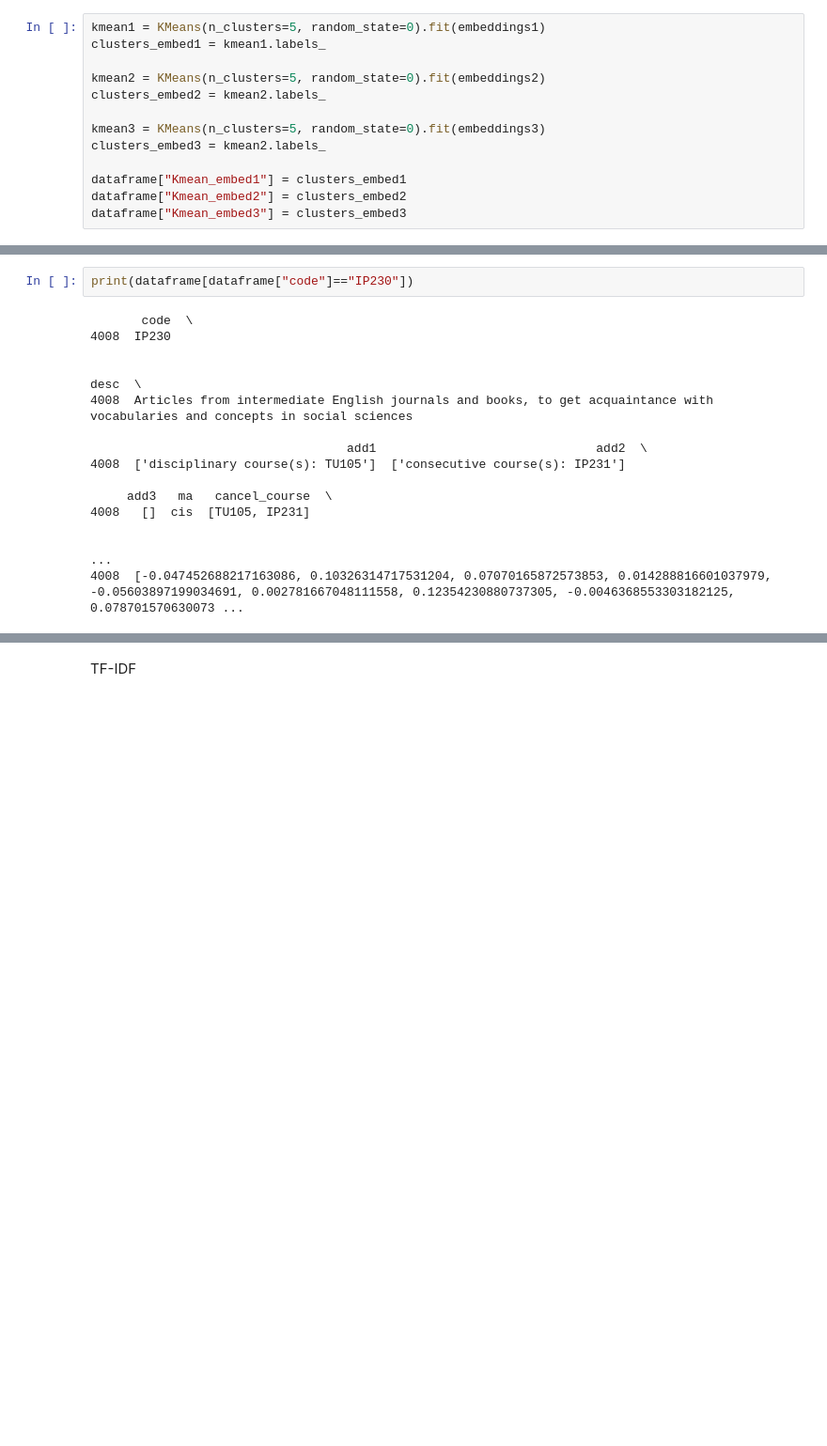
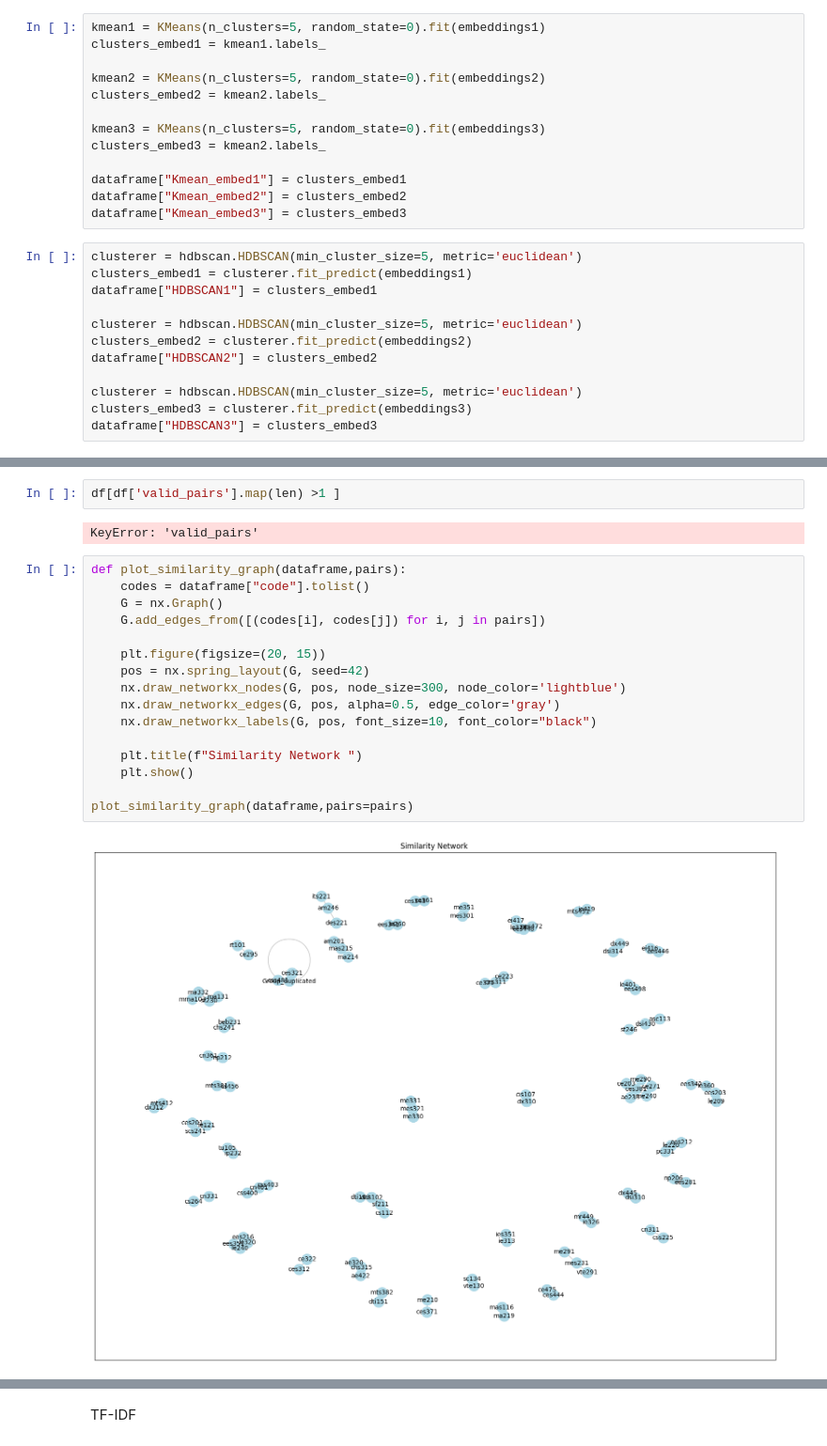
Before and after one commit to chokoon123/314, a Jupyter notebook: embed.ipynb, the cells around one changed output, grey strips where cells are left out. Shown at 94% size. Cells and saved outputs as stored; diff of their text form; blank space fills up the shorter version.

```diff
--- a/embed.ipynb
+++ b/embed.ipynb
@@ -158,4 +215,16 @@ clusters_embed3 = kmean2.labels_
 dataframe["Kmean_embed1"] = clusters_embed1
 dataframe["Kmean_embed2"] = clusters_embed2
 dataframe["Kmean_embed3"] = clusters_embed3
+# %%
+clusterer = hdbscan.HDBSCAN(min_cluster_size=5, metric='euclidean')
+clusters_embed1 = clusterer.fit_predict(embeddings1)
+dataframe["HDBSCAN1"] = clusters_embed1
+
+clusterer = hdbscan.HDBSCAN(min_cluster_size=5, metric='euclidean')
+clusters_embed2 = clusterer.fit_predict(embeddings2)
+dataframe["HDBSCAN2"] = clusters_embed2
+
+clusterer = hdbscan.HDBSCAN(min_cluster_size=5, metric='euclidean')
+clusters_embed3 = clusterer.fit_predict(embeddings3)
+dataframe["HDBSCAN3"] = clusters_embed3
 # %%
@@ -214,17 +263,22 @@ plot_similarity_graph(dataframe)
-# %%
-print(dataframe[dataframe["code"]=="IP230"])
-# %% [output]
-       code  \
-4008  IP230
-
-                                                                                                                              desc  \
-4008  Articles from intermediate English journals and books, to get acquaintance with vocabularies and concepts in social sciences
-
-                                   add1                              add2  \
-4008  ['disciplinary course(s): TU105']  ['consecutive course(s): IP231']
-
-     add3   ma   cancel_course  \
-4008   []  cis  [TU105, IP231]
-
-                                                                                                                                                                                                         ...
-4008  [-0.047452688217163086, 0.10326314717531204, 0.07070165872573853, 0.014288816601037979, -0.05603897199034691, 0.002781667048111558, 0.12354230880737305, -0.0046368553303182125, 0.078701570630073 ...
+# %%
+df[df['valid_pairs'].map(len) >1 ]
+# %% [output]
+KeyError: 'valid_pairs'
+# %%
+def plot_similarity_graph(dataframe,pairs):
+    codes = dataframe["code"].tolist()
+    G = nx.Graph()
+    G.add_edges_from([(codes[i], codes[j]) for i, j in pairs])
+
+    plt.figure(figsize=(20, 15))
+    pos = nx.spring_layout(G, seed=42)
+    nx.draw_networkx_nodes(G, pos, node_size=300, node_color='lightblue')
+    nx.draw_networkx_edges(G, pos, alpha=0.5, edge_color='gray')
+    nx.draw_networkx_labels(G, pos, font_size=10, font_color="black")
+
+    plt.title(f"Similarity Network ")
+    plt.show()
+
+plot_similarity_graph(dataframe,pairs=pairs)
+# %% [output]
+[figure, added]
```
Also changed, not shown: parts of 18 cells of this notebook, 1 other file.
